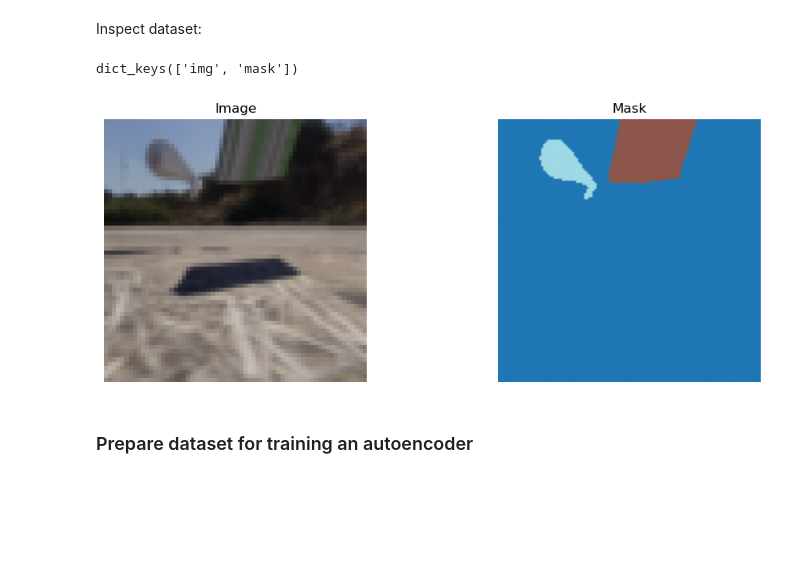
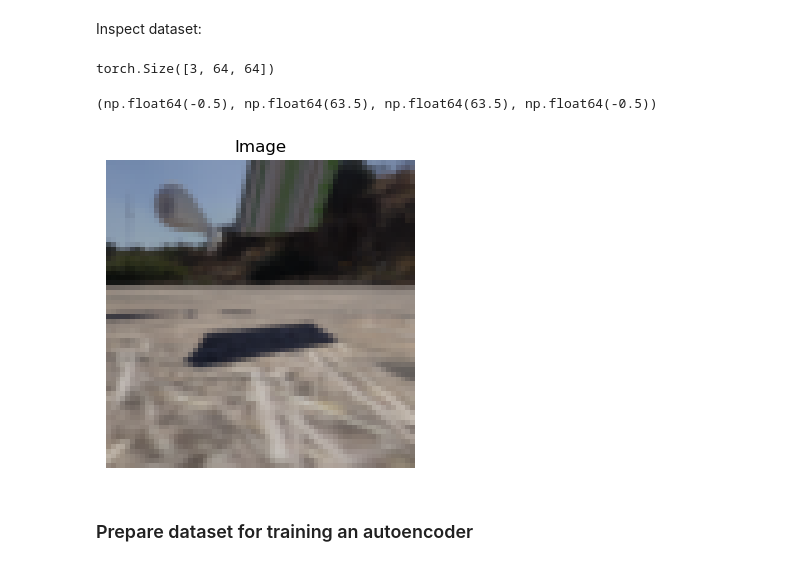
Before and after one commit to vladimashev/object-repr-video-prediction, a Jupyter notebook: test_reconstruction.ipynb, the cells around one changed output. Drawn from its saved outputs; the diff is of its cells as text; code cells hidden in the pictures; blank space fills up the shorter version.

```diff
--- a/test_reconstruction.ipynb
+++ b/test_reconstruction.ipynb
@@ -25,7 +17,7 @@ True
 # %% [markdown]
 Inspect dataset:
 # %%
-from ImageDataset import ImageDataset
+from dataset import ImageDataset
 from torchvision import transforms
 
 transform = transforms.Compose([
@@ -35,27 +27,21 @@ transform = transforms.Compose([
 
 dataset = ImageDataset(VALIDATION_PATH, transform)
 sample = next(iter(dataset))
-print(sample.keys())
+print(sample.shape)
 # %% [output]
-dict_keys(['img', 'mask'])
+torch.Size([3, 64, 64])
 # %%
 import matplotlib.pyplot as plt
 
 plt.figure(figsize=(10, 4))
 
 plt.subplot(1, 2, 1)
-plt.imshow(sample["img"].permute(1, 2, 0).numpy())
+plt.imshow(sample.permute(1, 2, 0).numpy())
 plt.title("Image")
 plt.axis("off")
-
-plt.subplot(1, 2, 2)
-plt.imshow(sample["mask"].numpy(), cmap="tab20")
-plt.title("Mask")
-plt.tight_layout()
-plt.axis("off")
-plt.show()
 # %% [output]
+(np.float64(-0.5), np.float64(63.5), np.float64(63.5), np.float64(-0.5))
-[figure, old version]
+[figure, new version]
 # %% [markdown]
 ### Prepare dataset for training an autoencoder
 # %%
```
Also changed, not shown: parts of 6 cells of this notebook, 5 other files.
